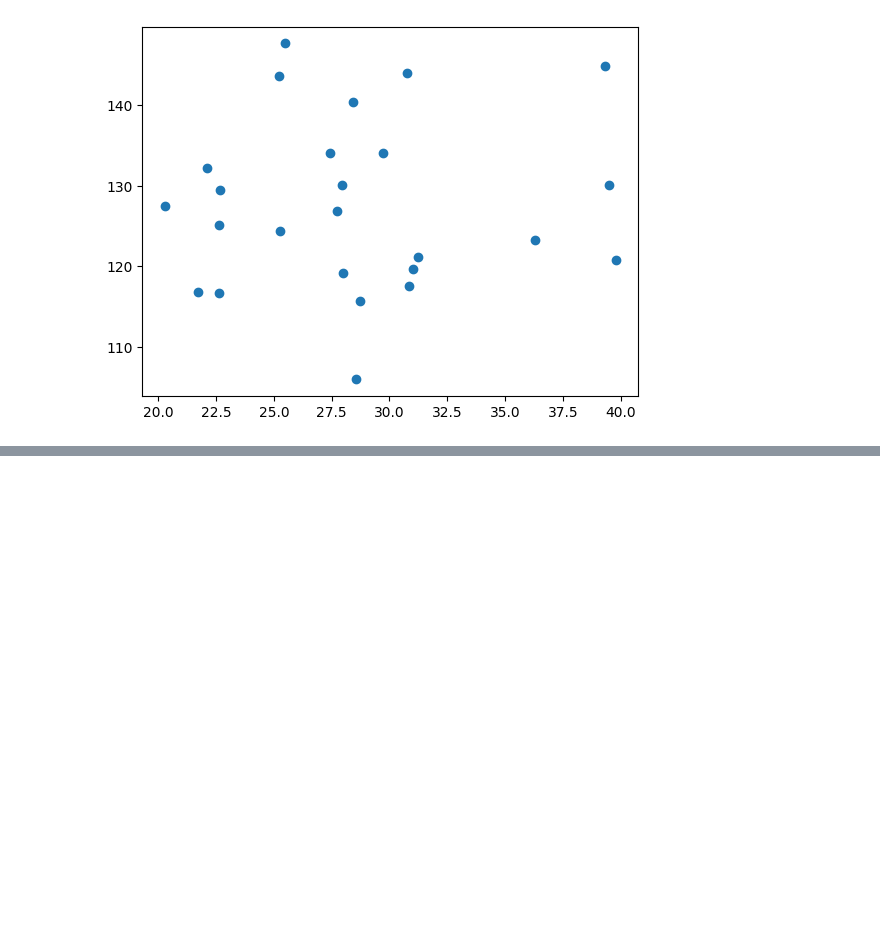
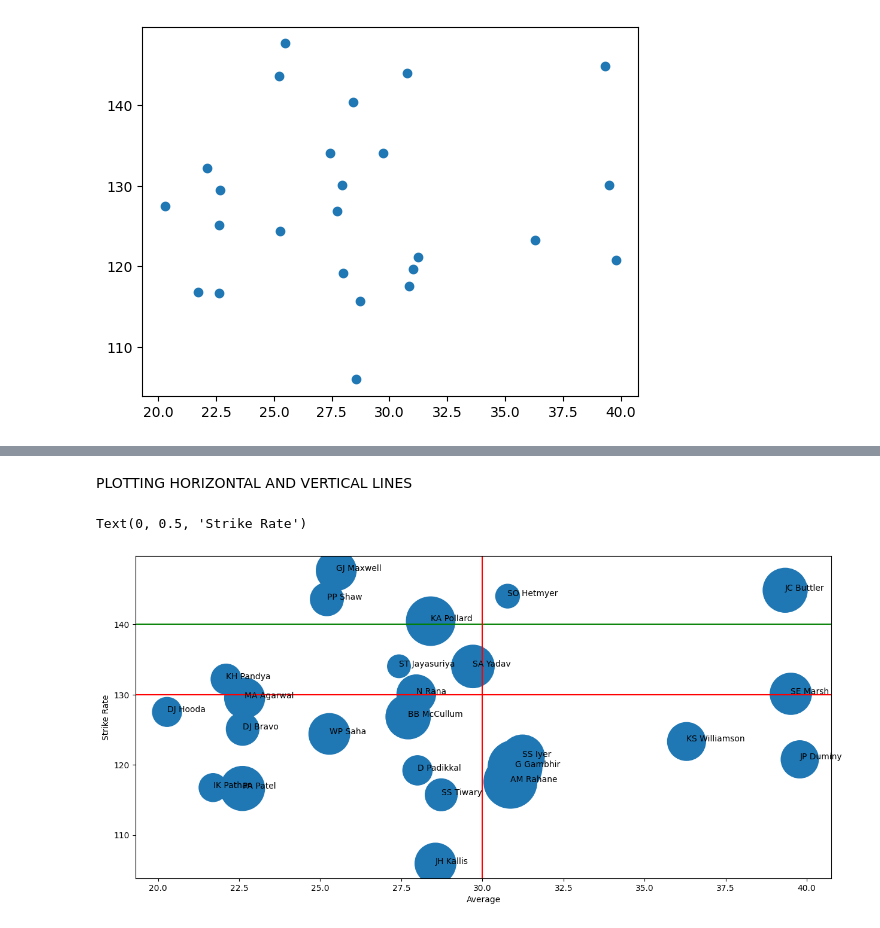
Before and after one commit to hrishavraj89/advanced_matplotlib, a Jupyter notebook: notebook.ipynb, the cells around one changed output, grey strips where cells are left out. Cells and saved outputs as stored; diff of their text form; code cells hidden in the pictures; blank space fills up the shorter version.

Commit message:
horizontal and vvertical lines

```diff
--- a/notebook.ipynb
+++ b/notebook.ipynb
@@ -114,0 +118,17 @@ for i in range (sample_df.shape[0]):
+# %% [markdown]
+PLOTTING HORIZONTAL AND VERTICAL LINES
+# %%
+plt.figure(figsize = (15,7))
+plt.scatter(sample_df['avg'], sample_df['strike_rate'], s = sample_df['runs'])   #'s' is used to define the size of the points depending on how much runs scored
+
+plt.axhline(130, color = 'red')
+plt.axhline(140, color = 'green')
+plt.axvline(30, color = 'red')
+
+for i in range (sample_df.shape[0]):
+    plt.text(sample_df['avg'].values[i], sample_df['strike_rate'].values[i], sample_df['batter'].values[i])
+plt.xlabel('Average')
+plt.ylabel('Strike Rate')
+# %% [output]
+Text(0, 0.5, 'Strike Rate')
+[figure, added]
```
Also changed, not shown: parts of 1 cell of this notebook.
